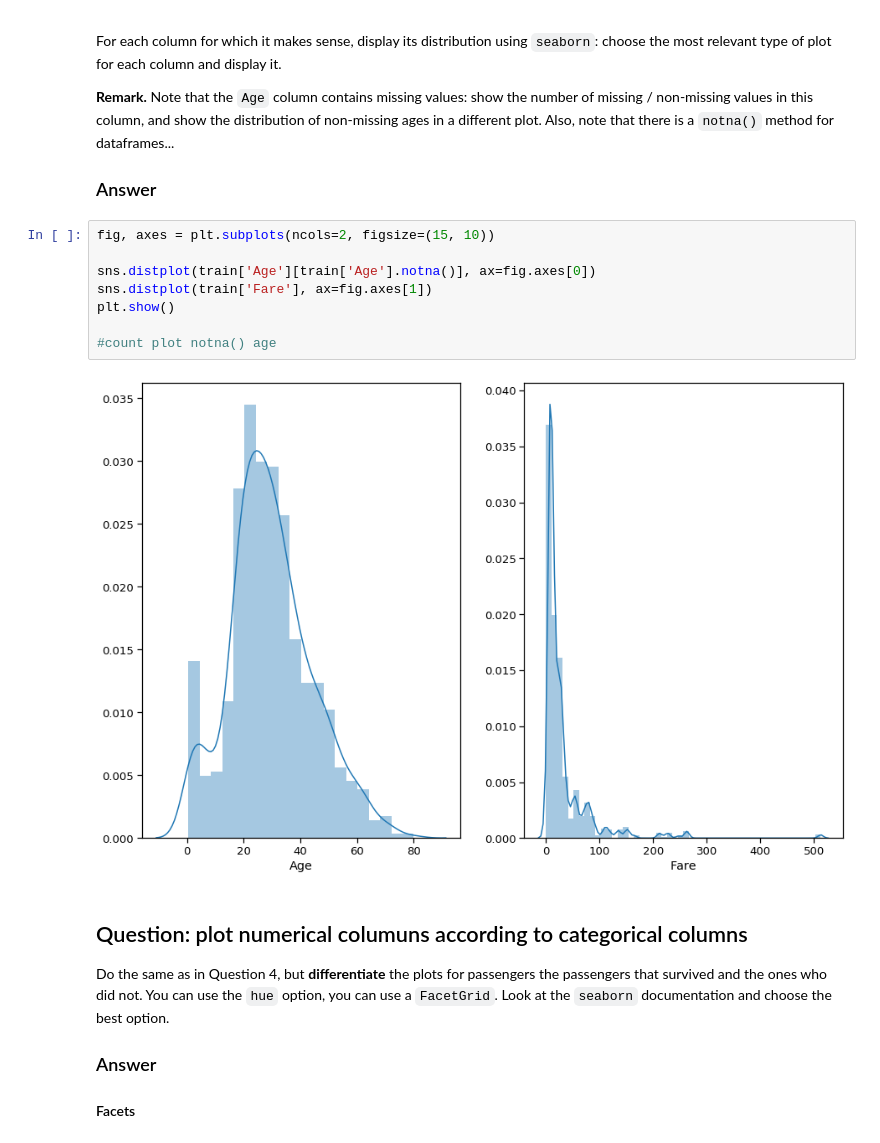
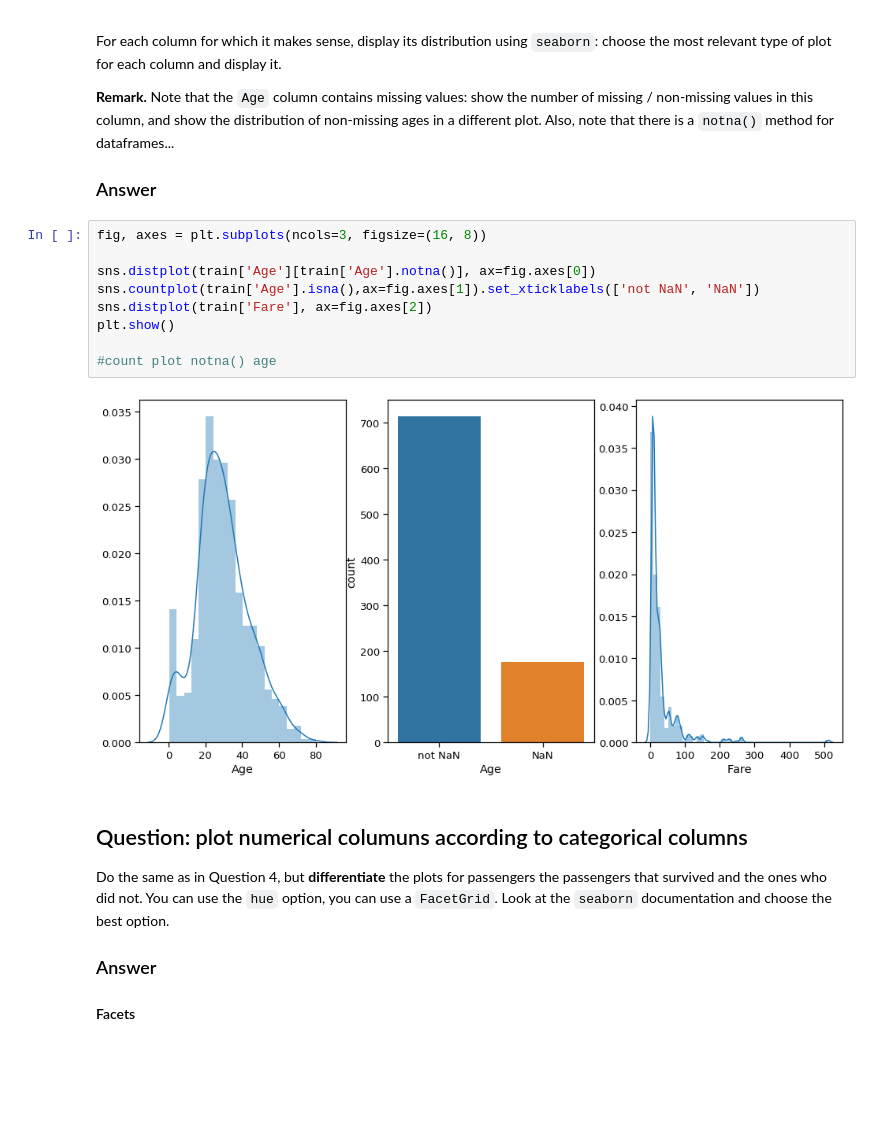
Before and after one commit to idardo97/big_data, a Jupyter notebook: homework01.ipynb, the cells around one changed output. Saved outputs shown, nothing was run; the diff lists cells and outputs as text; blank space fills up the shorter version.

```diff
--- a/homework01.ipynb
+++ b/homework01.ipynb
@@ -404,15 +383,16 @@ Also, note that there is a `notna()` method for dataframes...
 
 ### Answer
 # %%
-fig, axes = plt.subplots(ncols=2, figsize=(15, 10))
+fig, axes = plt.subplots(ncols=3, figsize=(16, 8))
 
 sns.distplot(train['Age'][train['Age'].notna()], ax=fig.axes[0])
-sns.distplot(train['Fare'], ax=fig.axes[1])
+sns.countplot(train['Age'].isna(),ax=fig.axes[1]).set_xticklabels(['not NaN', 'NaN'])
+sns.distplot(train['Fare'], ax=fig.axes[2])
 plt.show()
 
 #count plot notna() age
 # %% [output]
-[figure, old version]
+[figure, new version]
 # %% [markdown]
 
 
```
Also changed, not shown: parts of 25 cells of this notebook.
